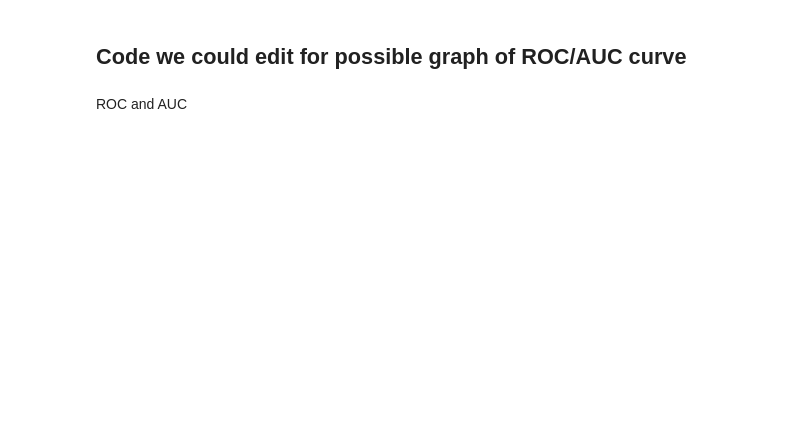
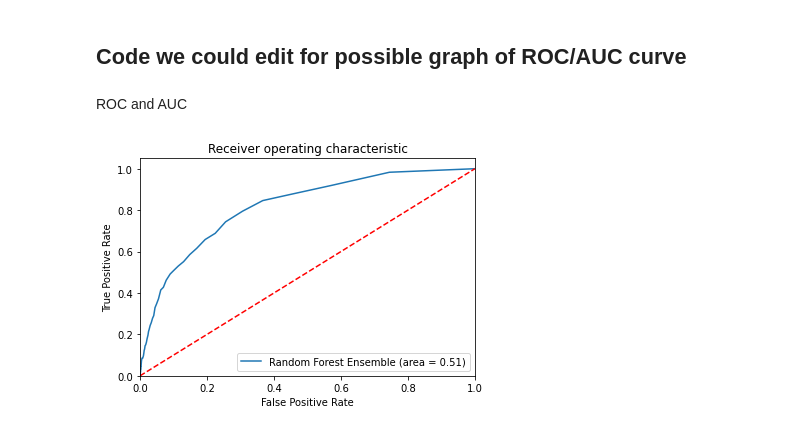
Before and after one commit to jhirschibar/ML_Options_trading, a Jupyter notebook: Initital_Analysis.ipynb, the cells around one changed output. Drawn from its saved outputs; the diff is of its cells as text; code cells hidden in the pictures; blank space fills up the shorter version.

Commit message:
added resampling with cv and built a auc/roc graph function

```diff
--- a/Initital_Analysis.ipynb
+++ b/Initital_Analysis.ipynb
@@ -20,6 +20,8 @@ I stored the data in a file like: 'C:\Users\megan\Desktop\ISYE 6740\Project\data
 path = os.path.abspath('data')
 file_name = "final_data.csv"
 df = pd.read_csv(path+"\\"+file_name)
+# %%
+df = pd.read_csv('final_data.csv')
 # %%
 df=df.dropna().reset_index(drop=True)
 # %%
@@ -231,16 +293,21 @@ ROC and AUC
 # %%
-from sklearn.metrics import roc_auc_score
-from sklearn.metrics import roc_curve
-logit_roc_auc = roc_auc_score(y_test, logreg.predict(X_test))
-fpr, tpr, thresholds = roc_curve(y_test, logreg.predict_proba(X_test)[:,1])
-plt.figure()
-plt.plot(fpr, tpr, label='Logistic Regression (area = %0.2f)' % logit_roc_auc)
-plt.plot([0, 1], [0, 1],'r--')
-plt.xlim([0.0, 1.0])
-plt.ylim([0.0, 1.05])
-plt.xlabel('False Positive Rate')
-plt.ylabel('True Positive Rate')
-plt.title('Receiver operating characteristic')
-plt.legend(loc="lower right")
-plt.savefig('Log_ROC')
-plt.show()
+def print_auroc_graph(model, model_name, x_train, y_train, x_test, y_test):
+    model.fit(x_train, y_train)
+    roc_auc = roc_auc_score(y_test, model.predict(X_test))
+    fpr, tpr, thresholds = roc_curve(y_test, model.predict_proba(X_test)[:,1])
+    plt.figure()
+    plt.plot(fpr, tpr, label=f'{model_name} (area = %0.2f)' % roc_auc)
+    plt.plot([0, 1], [0, 1],'r--')
+    plt.xlim([0.0, 1.0])
+    plt.ylim([0.0, 1.05])
+    plt.xlabel('False Positive Rate')
+    plt.ylabel('True Positive Rate')
+    plt.title('Receiver operating characteristic')
+    plt.legend(loc="lower right")
+    plt.savefig('Log_ROC')
+    plt.show()
+# %%
+#AUROC for Random Forest Ensemble without resampling
+print_auroc_graph(RandomForestClassifier(), 'Random Forest Ensemble', X_train, y_train, X_test, y_test)
+# %% [output]
+[figure, added]
```
Also changed, not shown: parts of 12 cells of this notebook.
